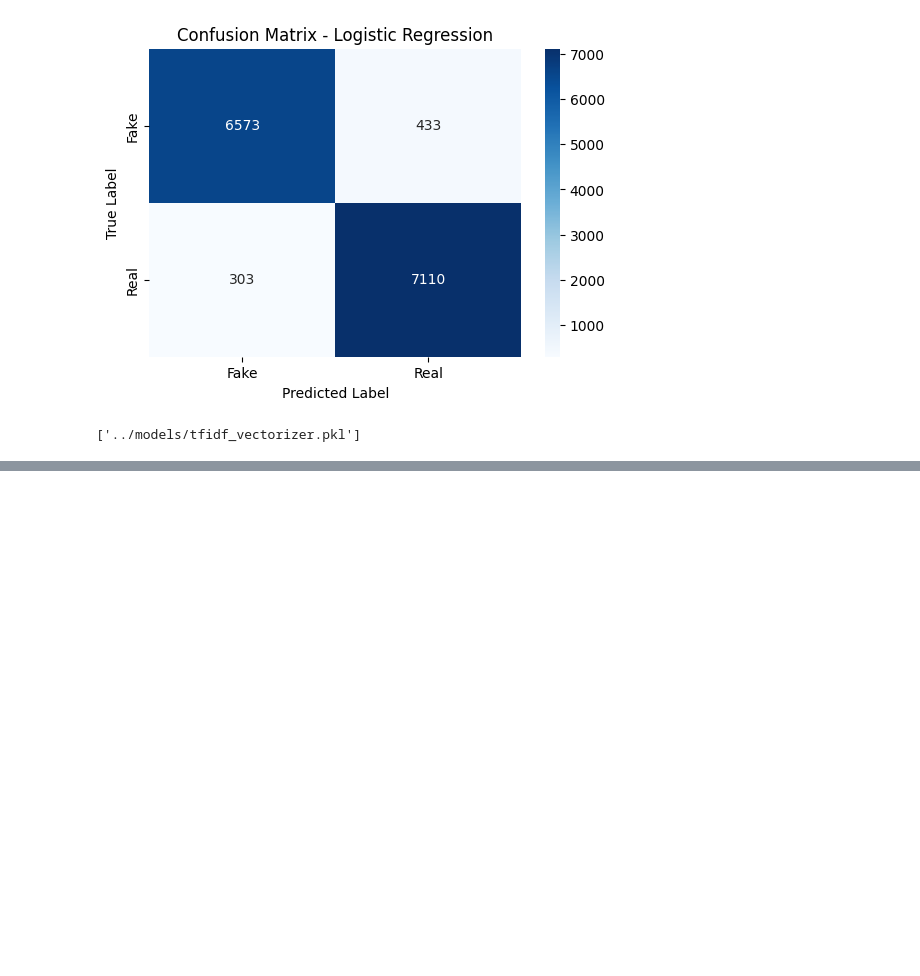
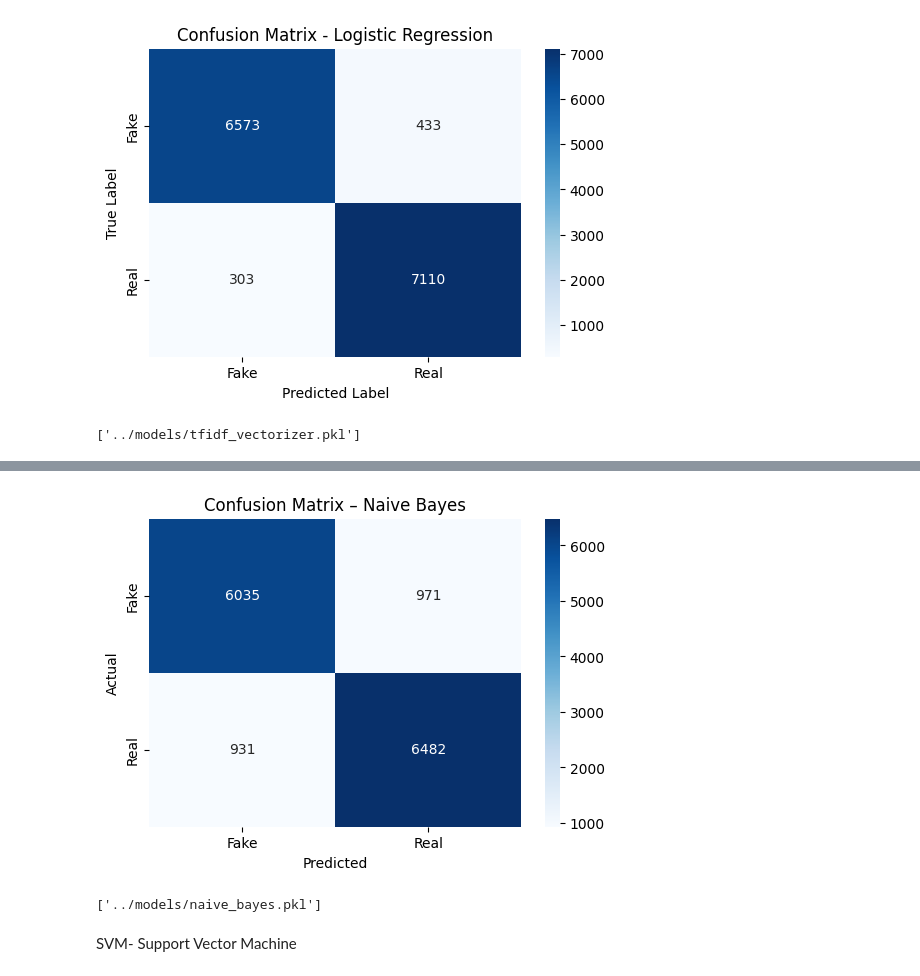
Before and after one commit to Beltinaa/fake-news-detection-project, a Jupyter notebook: notebooks/eda.ipynb, the cells around one changed output, grey strips where cells are left out. Saved outputs shown, nothing was run; the diff lists cells and outputs as text; code cells hidden in the pictures; blank space fills up the shorter version.

Commit message:
Naive Bayes & SVM  training added

```diff
--- a/notebooks/eda.ipynb
+++ b/notebooks/eda.ipynb
@@ -134,0 +139,16 @@ joblib.dump(vectorizer, "../models/tfidf_vectorizer.pkl")
+# %%
+from sklearn.naive_bayes import MultinomialNB
+
+nb_model = MultinomialNB()
+
+nb_model.fit(X_train_tfidf, y_train)
+
+y_pred_nb = nb_model.predict(X_test_tfidf)
+
+from sklearn.metrics import accuracy_score, classification_report
+
+accuracy_nb = accuracy_score(y_test, y_pred_nb)
+
+print("Naive Bayes Accuracy:", accuracy_nb)
+print("\nClassification Report:")
+print(classification_report(y_test, y_pred_nb))
@@ -134,0 +167,31 @@ joblib.dump(vectorizer, "../models/tfidf_vectorizer.pkl")
+# %%
+from sklearn.metrics import confusion_matrix
+import seaborn as sns
+import matplotlib.pyplot as plt
+
+cm_nb = confusion_matrix(y_test, y_pred_nb)
+
+plt.figure(figsize=(6,4))
+sns.heatmap(
+    cm_nb,
+    annot=True,
+    fmt="d",
+    cmap="Blues",
+    xticklabels=["Fake", "Real"],
+    yticklabels=["Fake", "Real"]
+)
+
+plt.title("Confusion Matrix – Naive Bayes")
+plt.xlabel("Predicted")
+plt.ylabel("Actual")
+plt.show()
+# %% [output]
+[figure, added]
+# %%
+import joblib
+
+joblib.dump(nb_model, "../models/naive_bayes.pkl")
+# %% [output]
+['../models/naive_bayes.pkl']
+# %% [markdown]
+SVM- Support Vector Machine
```
Also changed, not shown: parts of 6 cells of this notebook.
